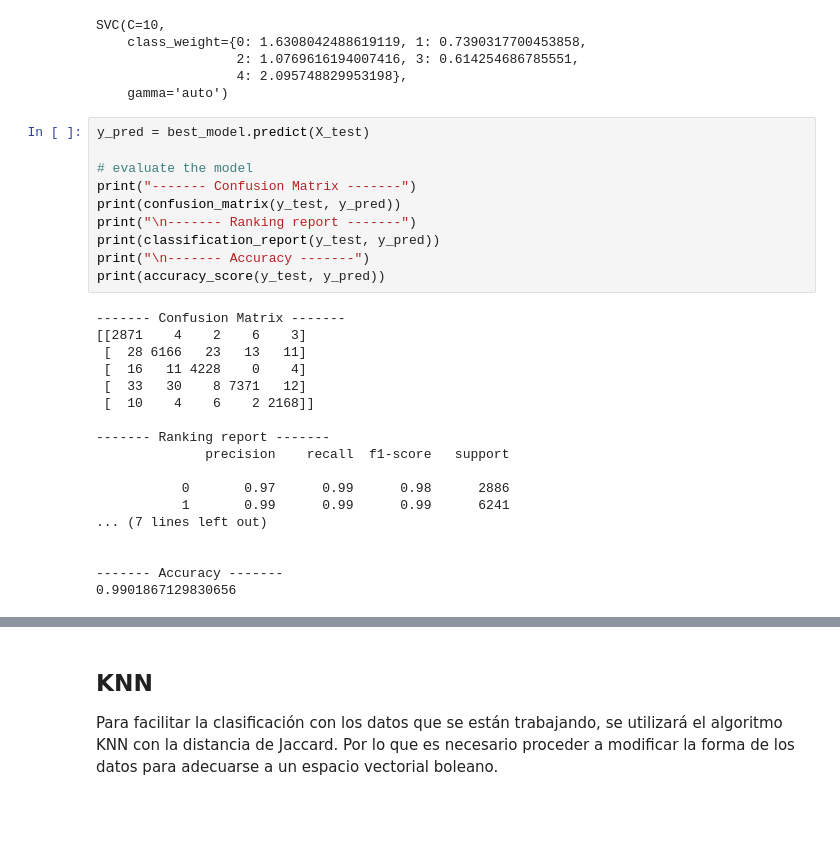
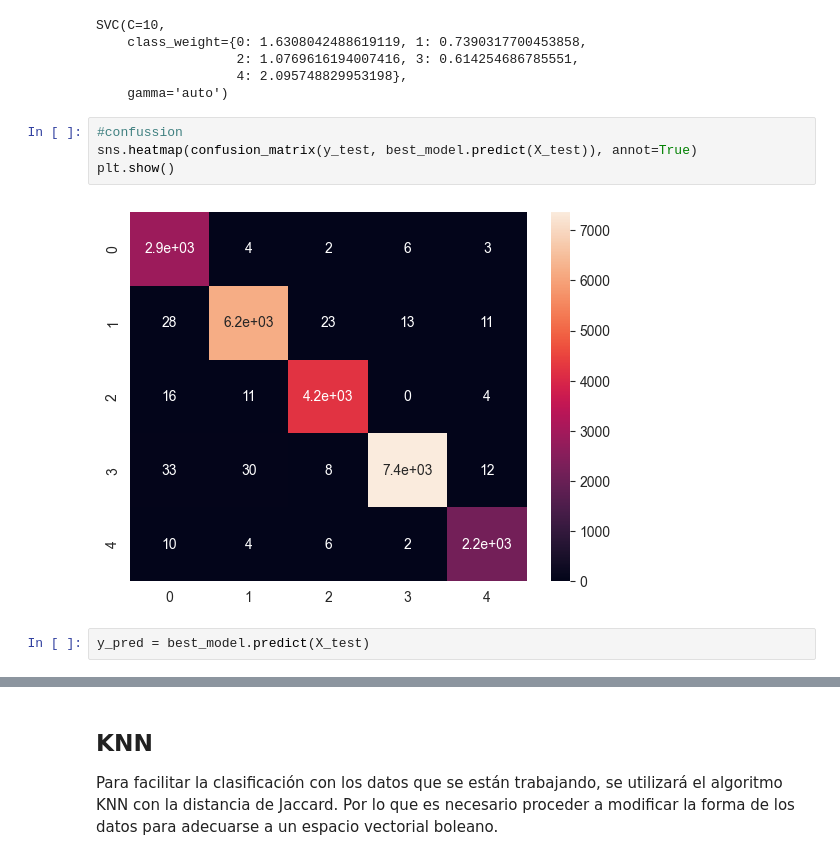
Before and after one commit to FranzCastillo/DM-Car-Incidents-in-GT-Analysis, a Jupyter notebook: Analysis.ipynb, the cells around one changed output, grey strips where cells are left out. Drawn from its saved outputs; the diff is of its cells as text; blank space fills up the shorter version.

```diff
--- a/Analysis.ipynb
+++ b/Analysis.ipynb
@@ -926,31 +926,11 @@ SVC(C=10,
                   2: 1.0769616194007416, 3: 0.614254686785551,
                   4: 2.095748829953198},
     gamma='auto')
+# %%
+#confussion
+sns.heatmap(confusion_matrix(y_test, best_model.predict(X_test)), annot=True)
+plt.show()
+# %% [output]
+[figure, added]
 # %%
 y_pred = best_model.predict(X_test)
-
-# evaluate the model
-print("------- Confusion Matrix -------")
-print(confusion_matrix(y_test, y_pred))
-print("\n------- Ranking report -------")
-print(classification_report(y_test, y_pred))
-print("\n------- Accuracy -------")
-print(accuracy_score(y_test, y_pred))
-# %% [output]
-------- Confusion Matrix -------
-[[2871    4    2    6    3]
- [  28 6166   23   13   11]
- [  16   11 4228    0    4]
- [  33   30    8 7371   12]
- [  10    4    6    2 2168]]
-
-------- Ranking report -------
-              precision    recall  f1-score   support
-
-           0       0.97      0.99      0.98      2886
-           1       0.99      0.99      0.99      6241
-... (7 lines left out)
-
-
-------- Accuracy -------
-0.9901867129830656
```
Also changed, not shown: parts of 24 cells of this notebook.
